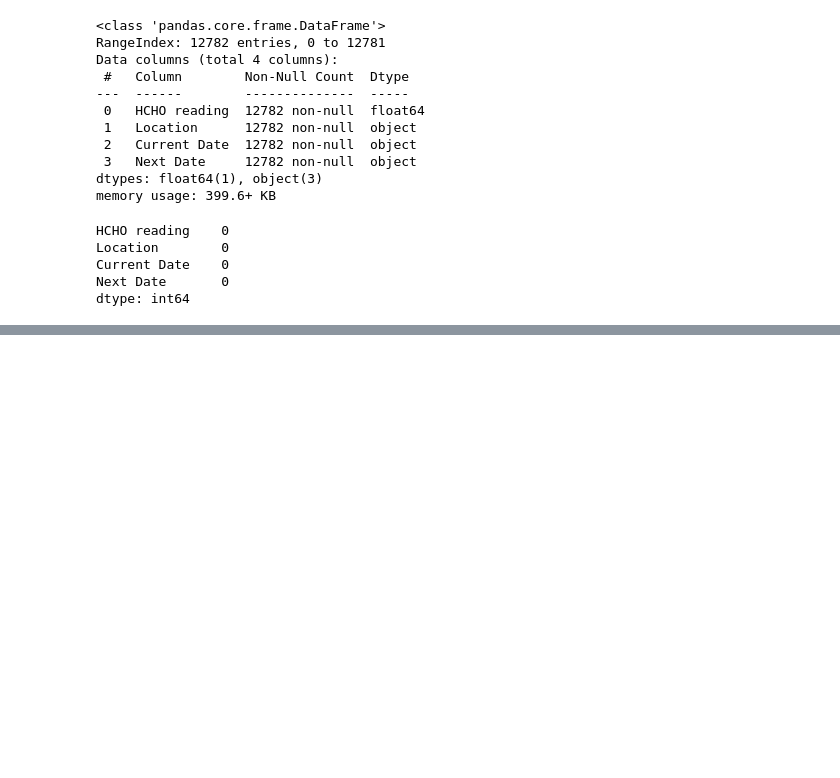
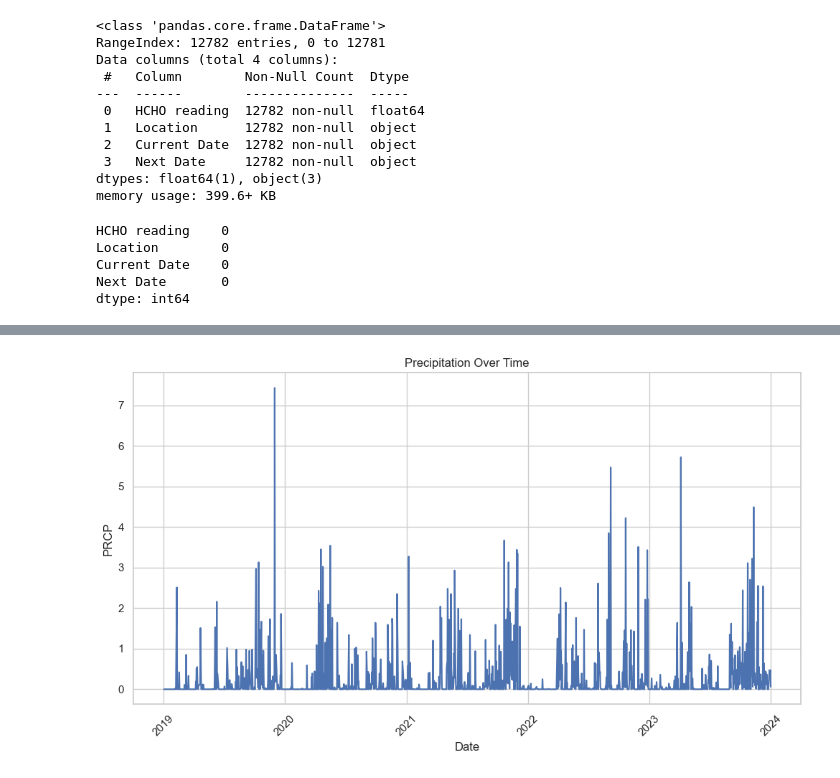
Before and after one commit to Chulanjana/DE-Coursework, a Jupyter notebook: data_pre-processing.ipynb, the cells around one changed output, grey strips where cells are left out. Cells and saved outputs as stored; diff of their text form; code cells hidden in the pictures; blank space fills up the shorter version.

```diff
--- a/data_pre-processing.ipynb
+++ b/data_pre-processing.ipynb
@@ -545,0 +679,10 @@ dataset_pd.to_csv('artifacts\\preprocessed_dataset.csv', index=False)
+# %%
+plt.figure(figsize=(12, 6))
+sns.lineplot(x='Current Date', y='PRCP', data=new_preprocessed_dataset)
+plt.title('Precipitation Over Time')
+plt.xlabel('Date')
+plt.ylabel('PRCP')
+plt.xticks(rotation=45)
+plt.show()
+# %% [output]
+[figure, added]
```
Also changed, not shown: parts of 22 cells of this notebook, 3 other files.
